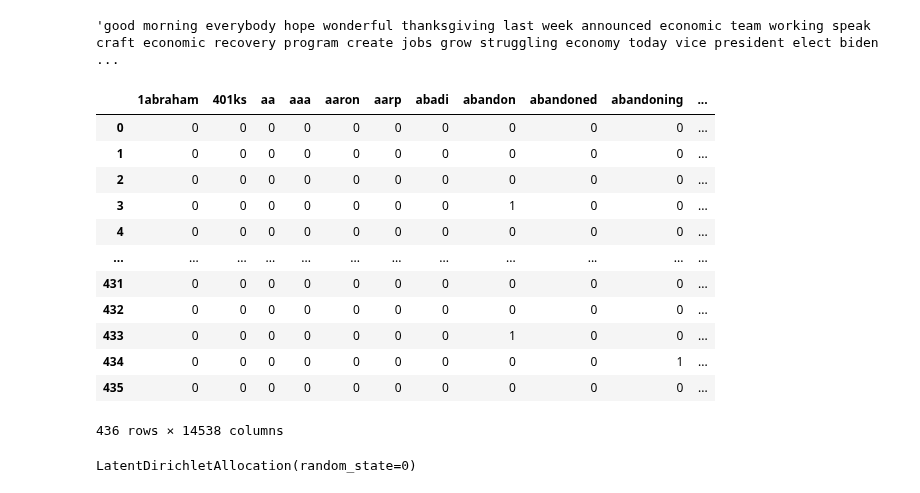
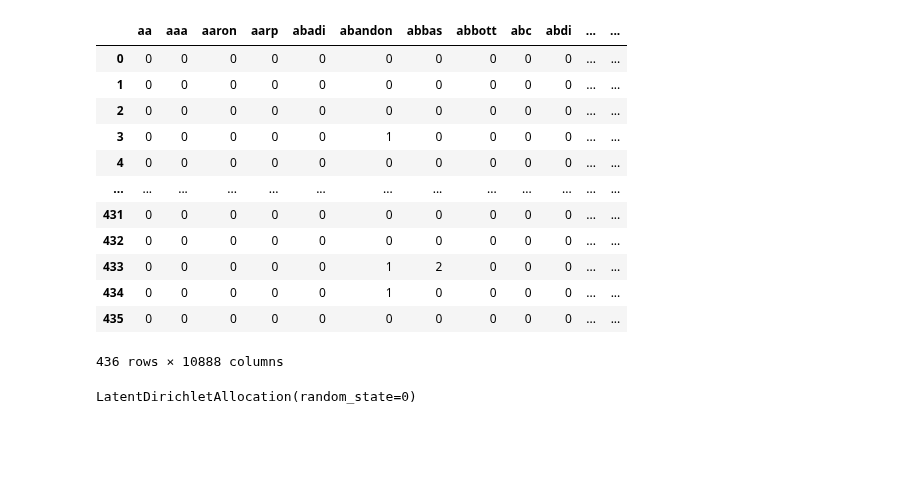
Before and after one commit to jfsalcedo10/mda-kuwait, a Jupyter notebook: notebooks/Topic Classification.ipynb, the cells around one changed output. Cells and saved outputs as stored; diff of their text form; code cells hidden in the pictures; blank space fills up the shorter version.

```diff
--- a/notebooks/Topic Classification.ipynb
+++ b/notebooks/Topic Classification.ipynb
@@ -18,4 +27,5 @@ import matplotlib.pyplot as plt
 # %%
-df=pd.read_csv(r"C:/Users/aleja/Documents/KU Leuven/Second semester/Modern Data Analytics/MDA Project/mda-kuwait/speeches_csv/all_speeches.txt")
-df.head(15)
+filepath = Path.cwd().parent / "speeches_csv" / "all_speeches_cleaned.txt"
+df=pd.read_csv(filepath, usecols=['title','content'])
+df.head()
 # %% [output]
@@ -57,0 +48,4 @@ df.head(15)
+# %%
+# tokenize into sentences
+df['tokenized']=df['text'].apply(lambda text: nltk.sent_tokenize(text))
+df[['text','tokenized']].head()
@@ -58,9 +108,9 @@ df.head(15)
 # %%
 STOPWORDS = set(stopwords.words('english'))
-def remove_stopwords(text):
+def remove_stopwords(text, stopwords):
     """custom function to remove the stopwords"""
-    return " ".join([word for word in str(text).split() if word not in STOPWORDS])
+    return " ".join([word for word in str(text).split() if word not in stopwords])
 
-df['text'] = df['text'].apply(lambda text: remove_stopwords(text))
-df.head(15)
+df['fully_processed'] = df['normalized'].apply(lambda text: remove_stopwords(text, STOPWORDS))
+df[['text','tokenized','normalized','fully_processed']].head()
 # %% [output]
@@ -83,51 +123,25 @@ df.head(15)
-# %%
-lemmatizer = WordNetLemmatizer()
-from nltk.tokenize import RegexpTokenizer
-tokenizer = RegexpTokenizer(r'\w+')
-df['tokenized_sents']=df['text'].apply(lambda row: nltk.sent_tokenize(row))
-def wordtoken(text):
-    return  [tokenizer.tokenize(word) for word in text]
-df['tokenized_words']=df['tokenized_sents'].apply(lambda row: wordtoken(row))
-def lemma_text(text,f):
-    return  [[lemmatizer.lemmatize(word,pos=f) for word in sent] for sent in text ]
-
-df['lemma']=df['tokenized_words'].apply(lambda row: lemma_text(row,'v'))
-df['lemma']=df['tokenized_words'].apply(lambda row: lemma_text(row,'n'))
-df['lemma']=df['tokenized_words'].apply(lambda row: lemma_text(row,'a'))
-def nonumbers(text):
-    return " ".join([element for sent in text for element in sent if not element.isdigit()])
-df['new_text']=df['lemma'].apply(lambda row: nonumbers(row))
-
-def remove_expressions(text):
-    """custom function to remove the frequent words"""
-    return " ".join([(re.sub("\d\d+th|\d\d+st|\d\d\d\d+s|\d+nd|\d+rd|\d+st|\d+th|\d\d+s|\d+d", "", word) ) for word in str(text).split() ])
-
-df['wo_exp'] = df['new_text'].apply(lambda text: remove_expressions(text))
-df.iloc[2]['wo_exp']
-# %% [output]
-'good morning everybody hope wonderful thanksgiving last week announced economic team working speak craft economic recovery program create jobs grow struggling economy today vice president elect biden ...
 # %%
 lda = LatentDirichletAllocation(n_components=10,random_state=0)
 tf_vectorizer = CountVectorizer(max_df=0.95, min_df=2,stop_words='english')
-tf_matrix = tf_vectorizer.fit_transform(df['wo_exp'])
+tf_matrix = tf_vectorizer.fit_transform(df['fully_processed'])
 tf_df = pd.DataFrame(tf_matrix.toarray())
-tf_feature_names = tf_vectorizer.get_feature_names()
+tf_feature_names = tf_vectorizer.get_feature_names_out()
 tf_df.columns = tf_feature_names
 tf_df
 # %% [output]
-|  | 1abraham | 401ks | aa | aaa | aaron | aarp | abadi | abandon | abandoned | abandoning | ... |
-| 0 | 0 | 0 | 0 | 0 | 0 | 0 | 0 | 0 | 0 | 0 | ... |
-| 1 | 0 | 0 | 0 | 0 | 0 | 0 | 0 | 0 | 0 | 0 | ... |
-| 2 | 0 | 0 | 0 | 0 | 0 | 0 | 0 | 0 | 0 | 0 | ... |
-| 3 | 0 | 0 | 0 | 0 | 0 | 0 | 0 | 1 | 0 | 0 | ... |
-| 4 | 0 | 0 | 0 | 0 | 0 | 0 | 0 | 0 | 0 | 0 | ... |
-| ... | ... | ... | ... | ... | ... | ... | ... | ... | ... | ... | ... |
-| 431 | 0 | 0 | 0 | 0 | 0 | 0 | 0 | 0 | 0 | 0 | ... |
-| 432 | 0 | 0 | 0 | 0 | 0 | 0 | 0 | 0 | 0 | 0 | ... |
-| 433 | 0 | 0 | 0 | 0 | 0 | 0 | 0 | 1 | 0 | 0 | ... |
-| 434 | 0 | 0 | 0 | 0 | 0 | 0 | 0 | 0 | 0 | 1 | ... |
-| 435 | 0 | 0 | 0 | 0 | 0 | 0 | 0 | 0 | 0 | 0 | ... |
+|  | aa | aaa | aaron | aarp | abadi | abandon | abbas | abbott | abc | abdi | ... | ... |
+| 0 | 0 | 0 | 0 | 0 | 0 | 0 | 0 | 0 | 0 | 0 | ... | ... |
+| 1 | 0 | 0 | 0 | 0 | 0 | 0 | 0 | 0 | 0 | 0 | ... | ... |
+| 2 | 0 | 0 | 0 | 0 | 0 | 0 | 0 | 0 | 0 | 0 | ... | ... |
+| 3 | 0 | 0 | 0 | 0 | 0 | 1 | 0 | 0 | 0 | 0 | ... | ... |
+| 4 | 0 | 0 | 0 | 0 | 0 | 0 | 0 | 0 | 0 | 0 | ... | ... |
+| ... | ... | ... | ... | ... | ... | ... | ... | ... | ... | ... | ... | ... |
+| 431 | 0 | 0 | 0 | 0 | 0 | 0 | 0 | 0 | 0 | 0 | ... | ... |
+| 432 | 0 | 0 | 0 | 0 | 0 | 0 | 0 | 0 | 0 | 0 | ... | ... |
+| 433 | 0 | 0 | 0 | 0 | 0 | 1 | 2 | 0 | 0 | 0 | ... | ... |
+| 434 | 0 | 0 | 0 | 0 | 0 | 1 | 0 | 0 | 0 | 0 | ... | ... |
+| 435 | 0 | 0 | 0 | 0 | 0 | 0 | 0 | 0 | 0 | 0 | ... | ... |
-436 rows × 14538 columns
+436 rows × 10888 columns
 # %%
 lda.fit(tf_matrix)
 # %% [output]
```
Also changed, not shown: parts of 24 cells of this notebook.
